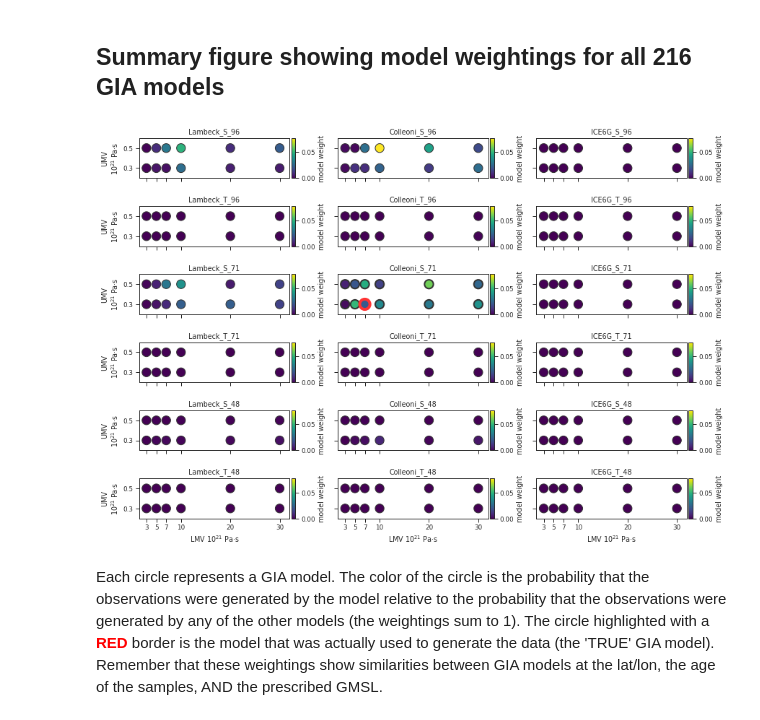
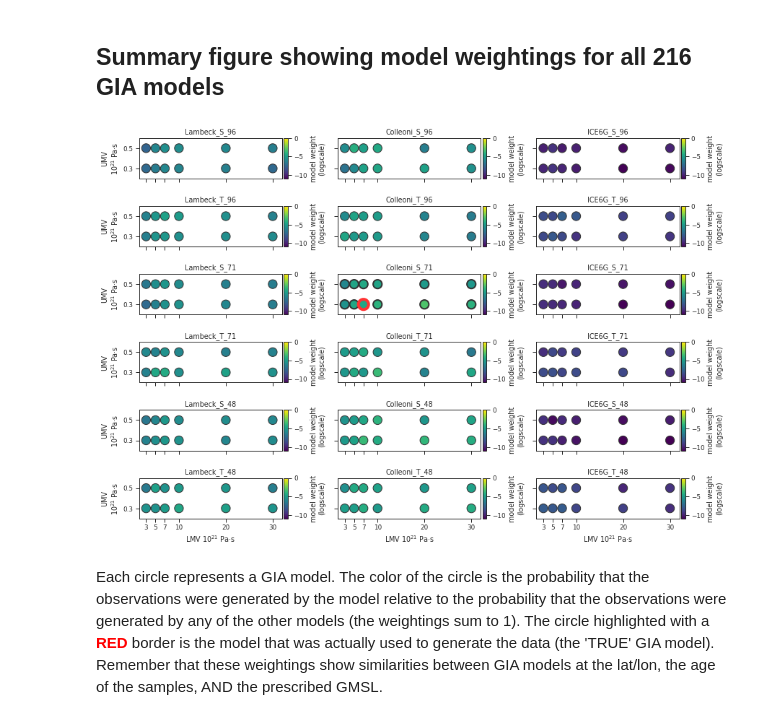
Before and after one commit to blakedyer/EU_LIG, a Jupyter notebook: notebooks/Bayesian Gaussian Process Regression.ipynb, the cells around one changed output. Saved outputs shown, nothing was run; the diff lists cells and outputs as text; code cells hidden in the pictures.

```diff
--- a/notebooks/Bayesian Gaussian Process Regression.ipynb
+++ b/notebooks/Bayesian Gaussian Process Regression.ipynb
@@ -384,12 +671,14 @@ plt.legend(loc='best',frameon=False)
 # %%
-synth_gmsl_fun=interp1d(Age_ESL,synth_gmsl)
-ESL_CURVE_fun=interp1d(Age_ESL,ESL_CURVE)
+synth_gmsl_fun = interp1d(Age_ESL, synth_gmsl)
+ESL_CURVE_fun = interp1d(Age_ESL, ESL_CURVE)
 synth_gmsl_fun(Age_ESL)
 
 ## add true gmsl to RSL model
-data['elevation']=np.copy(data['rsl'])
+data["elevation"] = np.copy(data["rsl"])
 for i in range(data["lat"].size):
-    data["elevation"][i] += synth_gmsl_fun(data['age'][i])-ESL_CURVE_fun(data['age'][i])
+    data["elevation"][i] += synth_gmsl_fun(data["age"][i]) - ESL_CURVE_fun(
+        data["age"][i]
+    )
 # %% [markdown]
 Look at data:
 # %%
@@ -446,3 +735,5 @@ fig.tight_layout()
+# %%
+data=pd.DataFrame.from_dict(data)
 # %% [markdown]
 ## Infer GMSL
 # %%
@@ -450,8 +741,10 @@ N = data["elevation"].size
 comparison = {}
 stats_models = {}
 gps = {}
+traces = {}
 
 for k in range(len(model_names)):
+# for k in range(5):
     clear_output(wait=True)
     print("running simulation number " + str(k + 1) + " of " + str(len(models)))
     print("running model: " + model_names[k])
@@ -464,10 +757,20 @@ for k in range(len(model_names)):
     z_functions = interpolation_functions(
         data["lat"], data["lon"], GIA_MODEL, ESL_CURVE, Age_ESL
     )
-    az_trace, trace, model, gp = inference_model(data, z_functions)
+    az_trace, trace, model, gp = inference_model_real_data(
+    data,
+    z_functions,
+    target_accept=0.8,
+    cores=8,chains=8,
+    keys=["highstand"],
+    init="adapt_full",
+    tune=500,
+    draws=500)
+
     comparison[model_names[k]] = az_trace
     stats_models[model_names[k]] = model
     gps[model_names[k]] = gp
+    traces[model_names[k]] = trace
 # %% [output]
 running simulation number 216 of 216
 running model: output96Cp57_Lambeck_Wael_T
@@ -551,6 +865,10 @@ experiments = [
 # %%
 sns.set_context("paper")
 fig = plt.figure(figsize=(12, 8))
+
+weight_jump=np.argmin(np.diff(np.log(np.array(comp3["weight"].values.astype(float)))))
+vmin=np.log(np.array(comp3["weight"].values.astype(float)))[weight_jump]
+
 for i in range(0, 18):
     experiment = experiments[i]
     plt.subplot(6, 3, 1 + i)
@@ -563,13 +881,13 @@ for i in range(0, 18):
         plt.scatter(
             filtered["LMV"].values,
             filtered["UMV"] / 1e21,
-            c=filtered["weight"],
+            c=np.log(np.array(filtered["weight"].values.astype(float))),
             s=150,
             cmap="viridis",
             edgecolor=(0.2, 0.2, 0.2),
             lw=1,
-            vmin=0,
-            vmax=comp3["weight"].max(),
+            vmin=vmin,
+            vmax=0,
             zorder=2,
         )
     else:
@@ -582,40 +900,40 @@ for i in range(0, 18):
         plt.scatter(
             filtered["LMV"].values,
             filtered["UMV"] / 1e21,
-            c=filtered["weight"],
+            c=np.log(np.array(filtered["weight"].values.astype(float))),
             s=150 + s,
             cmap="viridis",
             edgecolor=np.array([0.2, 0.2, 0.2]) + ec,
             lw=2 + ew,
-            vmin=0,
-            vmax=comp3["weight"].max(),
+            vmin=vmin,
+            vmax=0,
             zorder=2,
         )
 
-    plt.colorbar(label="model weight", pad=.01, aspect=10)
+    plt.colorbar(label="model weight\n(logscale)", pad=.01, aspect=10)
 
     plt.gca().set_xticklabels((np.round(np.unique(lower), 0) / 1e21).astype(int))
     plt.gca().set_yticks(np.unique(upper) / 1e21)
     plt.gca().set_xticks(np.unique(lower))
     plt.gca().set_xlim(1.5e21, 32e21)
     plt.gca().set_ylim(0.2, 0.6)
     if i > 14:
         plt.gca().set_xlabel("LMV $10^{21}$ Pa·s")
     else:
         plt.gca().set_xticklabels([])
     if i % 3 == 0:
         plt.gca().set_ylabel("UMV\n$10^{21}$ Pa·s")
     else:
         plt.gca().set_yticklabels([])
 
     plt.minorticks_off()
     plt.gca().set_title(experiment[0] + "_" + experiment[1] + "_" + str(experiment[2]))
 
 
 fig.tight_layout()
 fig.tight_layout(pad=0, w_pad=1, h_pad=2)
 # %% [output]
-[figure, old version]
+[figure, new version]
 # %% [markdown]
 Each circle represents a GIA model. The color of the circle is the probability that the observations were generated by the model relative to the probability that the observations were generated by any of the other models (the weightings sum to 1). The circle highlighted with a <span style='color:red;font-weight:bold'>RED</span> border is the model that was actually used to generate the data (the 'TRUE' GIA model). Remember that these weightings show similarities between GIA models at the lat/lon, the age of the samples, AND the prescribed GMSL.
 # %% [markdown]
```
Also changed, not shown: parts of 85 cells of this notebook, 2 other files.
